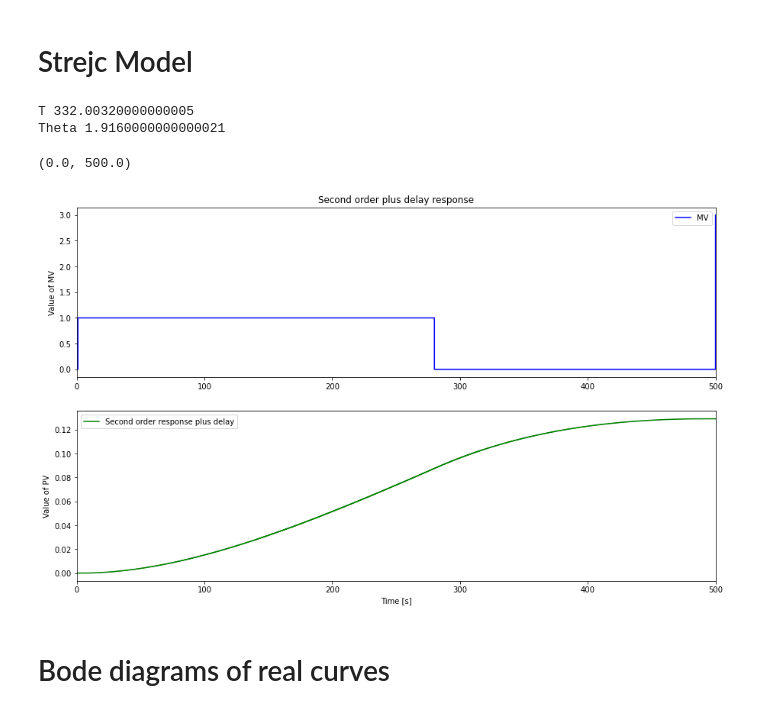
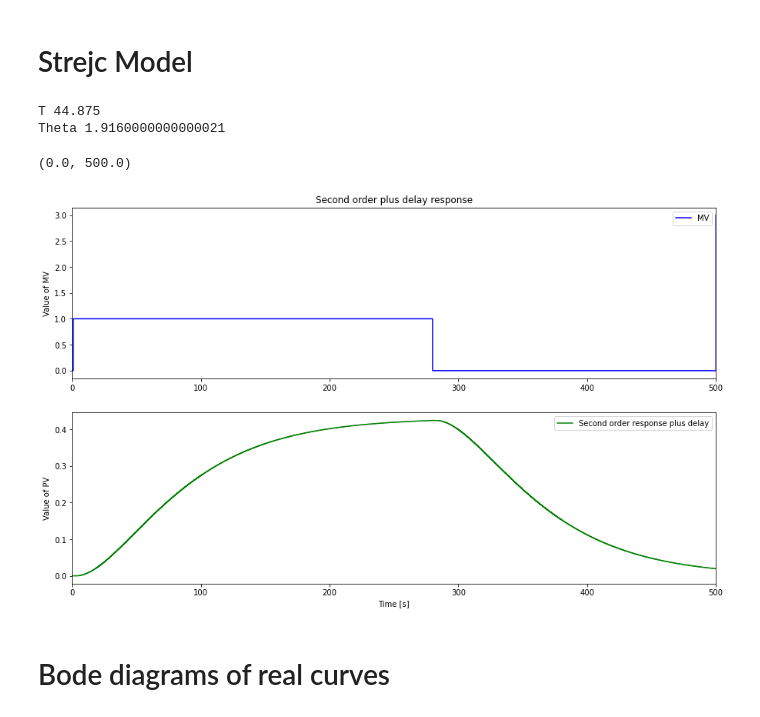
Before and after one commit to jmimassi/Control-Theory, a Jupyter notebook: Simulation_OLP.ipynb, the cells around one changed output. Saved outputs shown, nothing was run; the diff lists cells and outputs as text; code cells hidden in the pictures.

```diff
--- a/Simulation_OLP.ipynb
+++ b/Simulation_OLP.ipynb
@@ -541,41 +541,41 @@ Kp = K
 anexp = Tu/Tg # 0.08430280190070456 => Rounded at the nearest value = 0.10 => Second order
 an = 0.10
 bn = 2.72
-T = bn*Tg
+T = Tg/bn
 Tuth = Tg*an
 theta = abs(Tu - Tuth)
 
 print('T' , T)
 print('Theta', theta)
 
 # MV is created from MVPath
 for i in range(0,N):
     t.append(i*Ts)
     SelectPath_RT(MVPath,t,MV)
 
 
 PVSOPDT = SOPDT(MV,Kp,T,T,theta,Ts)
 
 plt.figure(figsize = (15,9))
 
 plt.subplot(2,1,1)
 plt.step(t,MV,'b-',label='MV',where='post')
 plt.ylabel('Value of MV')
 plt.title('Second order plus delay response')
 plt.legend(loc='best')
 plt.xlim([0, TSim])
 
 plt.subplot(2,1,2)
 plt.step(t,PVSOPDT,'g-',label='Second order response plus delay',where='post')
 plt.ylabel('Value of PV')
 plt.xlabel('Time [s]')
 plt.legend(loc='best')
 plt.xlim([0, TSim])
 # %% [output]
-T 332.00320000000005
+T 44.875
 Theta 1.9160000000000021
 (0.0, 500.0)
-[figure, old version]
+[figure, new version]
 # %% [markdown]
  # Bode diagrams of real curves
 # %%
```
Also changed, not shown: parts of 1 cell of this notebook, 8 other files.
